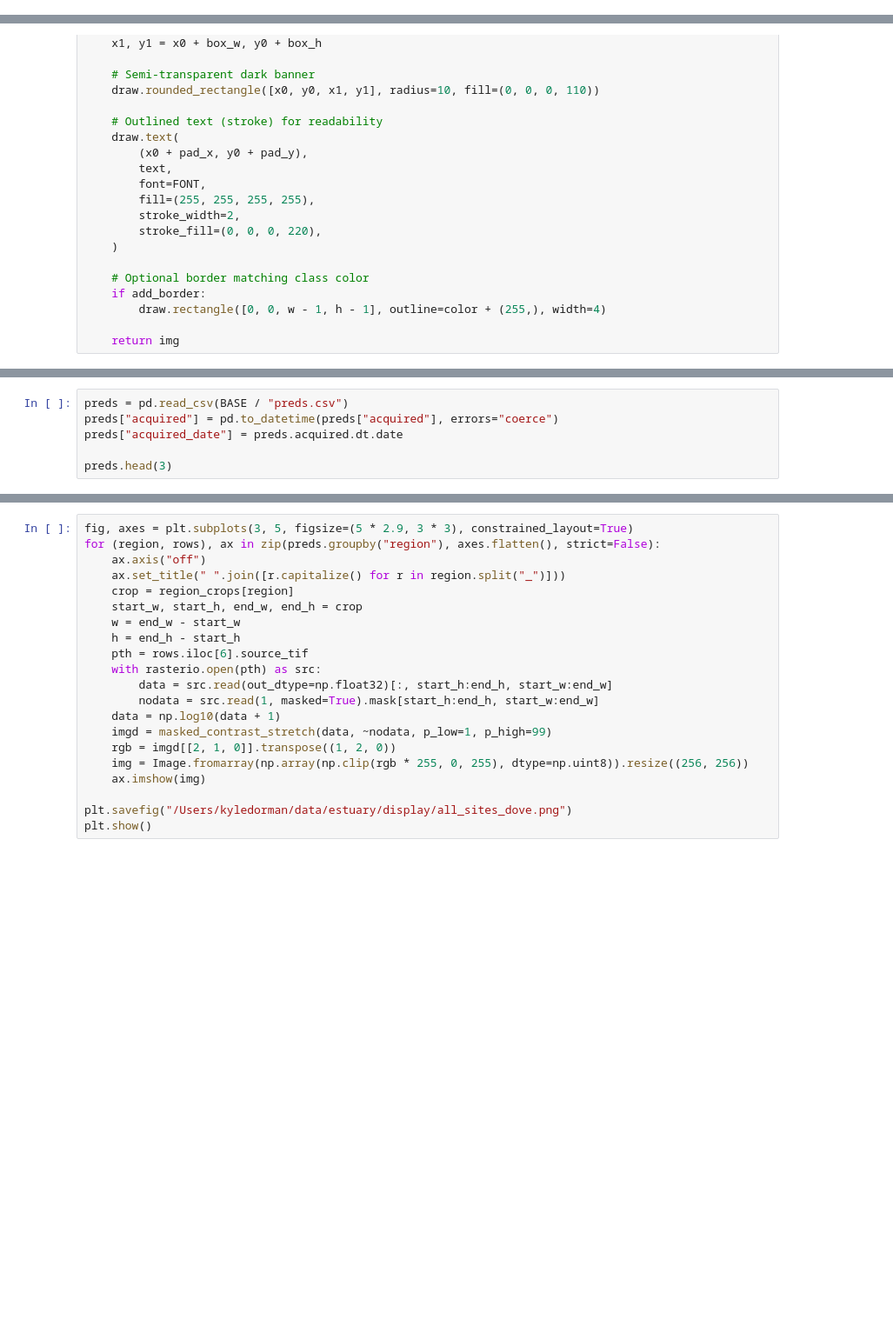
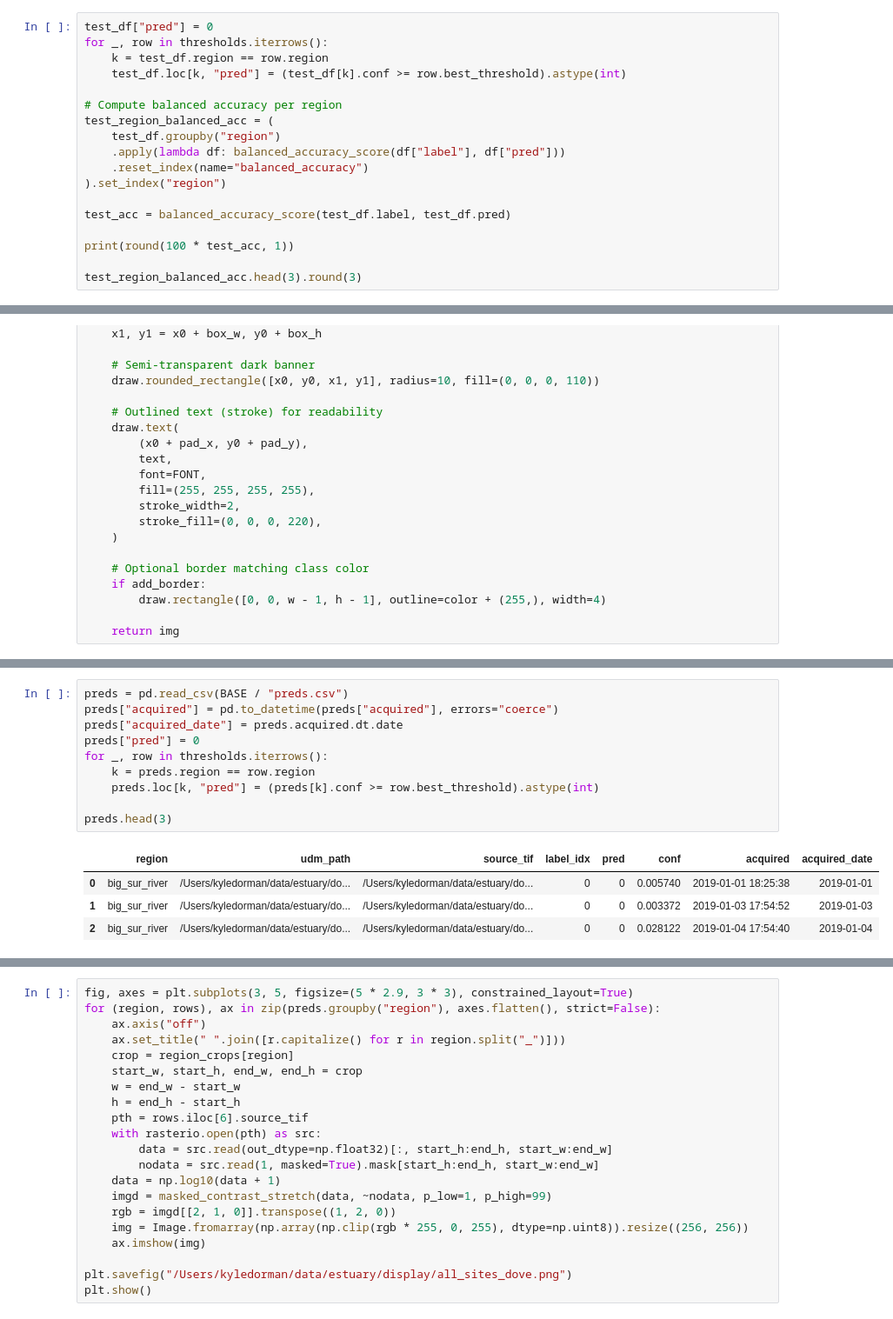
Before and after one commit to kyle-dorman/estuary, a Jupyter notebook: notebooks/display_muck.ipynb, the cells around one changed output, grey strips where cells are left out. Shown at 87% size. Saved outputs shown, nothing was run; the diff lists cells and outputs as text; blank space fills up the shorter version.

```diff
--- a/notebooks/display_muck.ipynb
+++ b/notebooks/display_muck.ipynb
@@ -25,0 +129,18 @@ region_crops = json.loads(CROP_PATH.read_bytes())
+# %%
+test_df["pred"] = 0
+for _, row in thresholds.iterrows():
+    k = test_df.region == row.region
+    test_df.loc[k, "pred"] = (test_df[k].conf >= row.best_threshold).astype(int)
+
+# Compute balanced accuracy per region
+test_region_balanced_acc = (
+    test_df.groupby("region")
+    .apply(lambda df: balanced_accuracy_score(df["label"], df["pred"]))
+    .reset_index(name="balanced_accuracy")
+).set_index("region")
+
+test_acc = balanced_accuracy_score(test_df.label, test_df.pred)
+
+print(round(100 * test_acc, 1))
+
+test_region_balanced_acc.head(3).round(3)
@@ -76,9 +227,18 @@ counts.head(15)
 # %%
 preds = pd.read_csv(BASE / "preds.csv")
 preds["acquired"] = pd.to_datetime(preds["acquired"], errors="coerce")
 preds["acquired_date"] = preds.acquired.dt.date
+preds["pred"] = 0
+for _, row in thresholds.iterrows():
+    k = preds.region == row.region
+    preds.loc[k, "pred"] = (preds[k].conf >= row.best_threshold).astype(int)
 
 preds.head(3)
+# %% [output]
+|  | region | udm_path | source_tif | label_idx | pred | conf | acquired | acquired_date |
+| 0 | big_sur_river | /Users/kyledorman/data/estuary/do... | /Users/kyledorman/data/estuary/do... | 0 | 0 | 0.005740 | 2019-01-01 18:25:38 | 2019-01-01 |
+| 1 | big_sur_river | /Users/kyledorman/data/estuary/do... | /Users/kyledorman/data/estuary/do... | 0 | 0 | 0.003372 | 2019-01-03 17:54:52 | 2019-01-03 |
+| 2 | big_sur_river | /Users/kyledorman/data/estuary/do... | /Users/kyledorman/data/estuary/do... | 0 | 0 | 0.028122 | 2019-01-04 17:54:40 | 2019-01-04 |
 # %%
 labels = pd.read_csv(LABEL_PATH)
 labels["acquired"] = labels.source_tif.apply(lambda a: parse_dt_from_pth(Path(a)))
```
Also changed, not shown: parts of 22 cells of this notebook, 8 other files.
